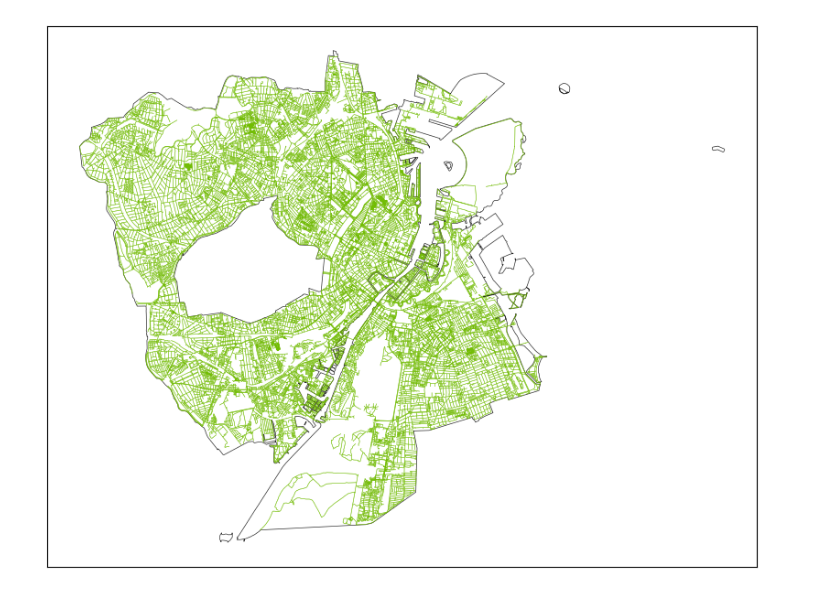
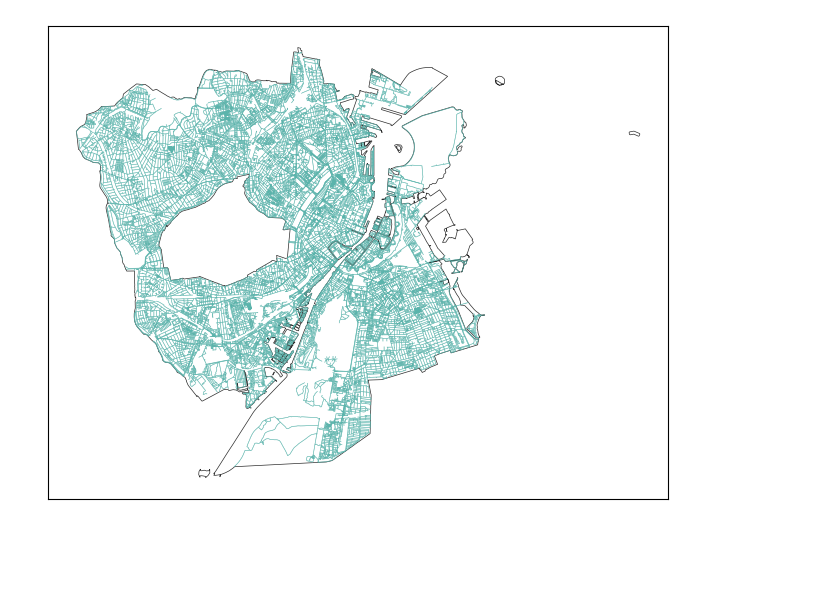
Before and after one commit to mikolaj-kowal/copenhagen-walkability, a Jupyter notebook: notebooks/copenhagen.ipynb, the cells around one changed output. Cells and saved outputs as stored; diff of their text form; code cells hidden in the pictures; blank space fills up the shorter version.

```diff
--- a/notebooks/copenhagen.ipynb
+++ b/notebooks/copenhagen.ipynb
@@ -16,6 +16,6 @@ poi_gdf = ox.features_from_place(city_name, {"amenity": "cafe"}).to_crs(crs)
 # %%
 def plot_net_graph(boundaries_gdf=None, network_gdf=None, nodes_gdf=None, linewidth=0.4, alpha=0.7, color="#2b2b2b", markersize=6):
-    fig, ax = plt.subplots(figsize=(10, 10))
+    fig, ax = plt.subplots(figsize=(8, 8))
 
     if boundaries_gdf is not None:
         boundaries_gdf.boundary.plot(ax=ax, linewidth=0.5, color="#2b2b2b")
@@ -29,0 +34,3 @@ def plot_net_graph(boundaries_gdf=None, network_gdf=None, nodes_gdf=None, linewi
+# %%
+# administrative boundaries
+admin_boundaries = ox.geocode_to_gdf(city_name).to_crs(crs)
@@ -30,3 +51,8 @@ def plot_net_graph(boundaries_gdf=None, network_gdf=None, nodes_gdf=None, linewi
+# %%
+# colors
+c_cafe = "#8c510a"
+c_network_walk = "#5ab4ac"
+c_boundary = "#2b2b2b"
 # %%
 fig, ax = plt.subplots(figsize=(8, 8))
 
@@ -47,4 +66,4 @@ plot_net_graph(admin, network_drive, color="#f07102")
 # %%
-plot_net_graph(admin, network_walk, color="#72bd02")
+plot_net_graph(admin_boundaries, network_walk, color=c_network_walk)
 # %% [output]
-[figure, old version]
+[figure, new version]
```
Also changed, not shown: parts of 25 cells of this notebook, 1 other file.
